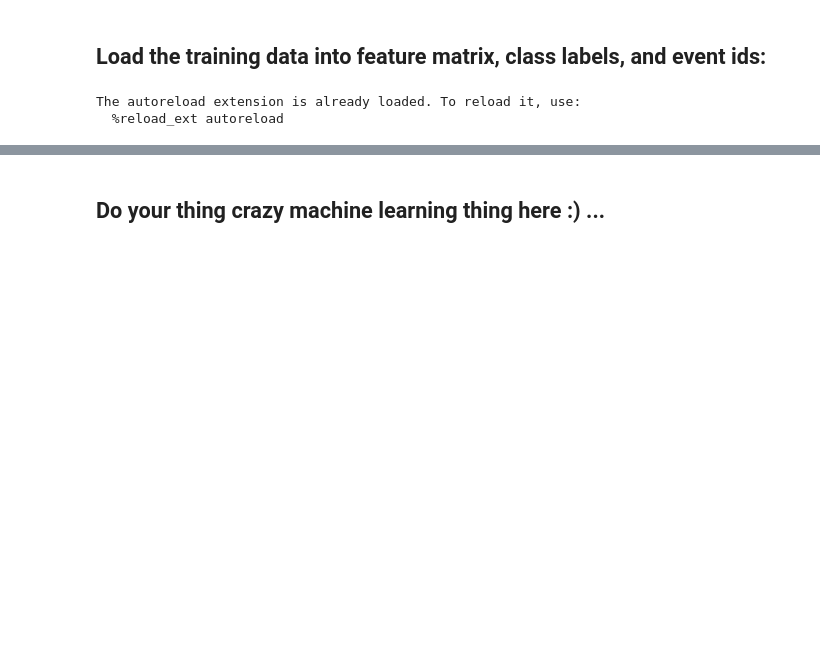
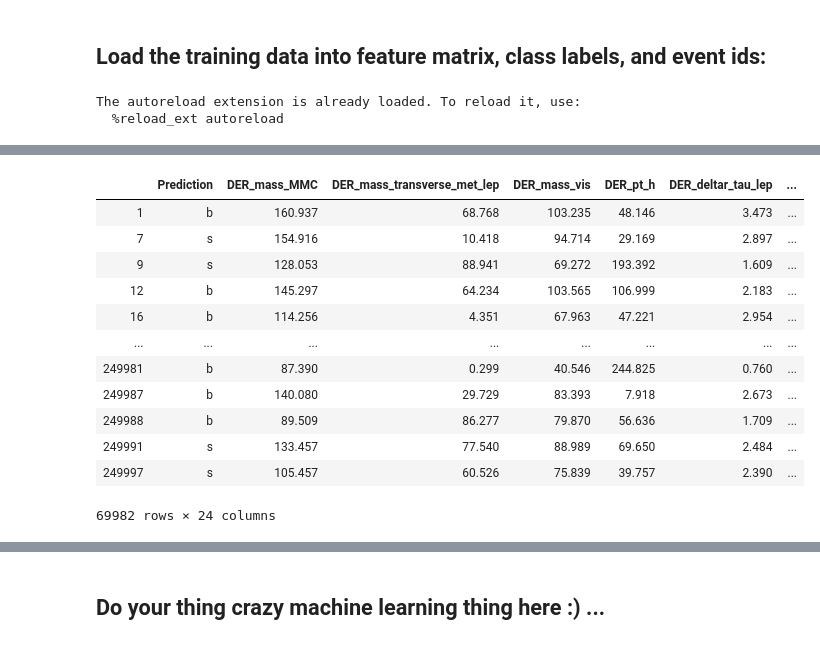
Before and after one commit to robinmamie/machine_learning, a Jupyter notebook: project1/scripts/project1.ipynb, the cells around one changed output, grey strips where cells are left out. Cells and saved outputs as stored; diff of their text form; code cells hidden in the pictures; blank space fills up the shorter version.

```diff
--- a/project1/scripts/project1.ipynb
+++ b/project1/scripts/project1.ipynb
@@ -73,6 +106,22 @@ pri = cleanDataSet(hb)
 predictions = []
 pri_cross_validation_test = []
 prediction_cross_validation_test = []
+# %%
+pri[1]
+# %% [output]
+|  | Prediction | DER_mass_MMC | DER_mass_transverse_met_lep | DER_mass_vis | DER_pt_h | DER_deltar_tau_lep | ... |
+| 1 | b | 160.937 | 68.768 | 103.235 | 48.146 | 3.473 | ... |
+| 7 | s | 154.916 | 10.418 | 94.714 | 29.169 | 2.897 | ... |
+| 9 | s | 128.053 | 88.941 | 69.272 | 193.392 | 1.609 | ... |
+| 12 | b | 145.297 | 64.234 | 103.565 | 106.999 | 2.183 | ... |
+| 16 | b | 114.256 | 4.351 | 67.963 | 47.221 | 2.954 | ... |
+| ... | ... | ... | ... | ... | ... | ... | ... |
+| 249981 | b | 87.390 | 0.299 | 40.546 | 244.825 | 0.760 | ... |
+| 249987 | b | 140.080 | 29.729 | 83.393 | 7.918 | 2.673 | ... |
+| 249988 | b | 89.509 | 86.277 | 79.870 | 56.636 | 1.709 | ... |
+| 249991 | s | 133.457 | 77.540 | 88.989 | 69.650 | 2.484 | ... |
+| 249997 | s | 105.457 | 60.526 | 75.839 | 39.757 | 2.390 | ... |
+69982 rows × 24 columns
 # %%
 for idx, dataset in enumerate(pri):
     predictions.append(extractPredictions(dataset))
```
Also changed, not shown: parts of 14 cells of this notebook, 2 other files.
